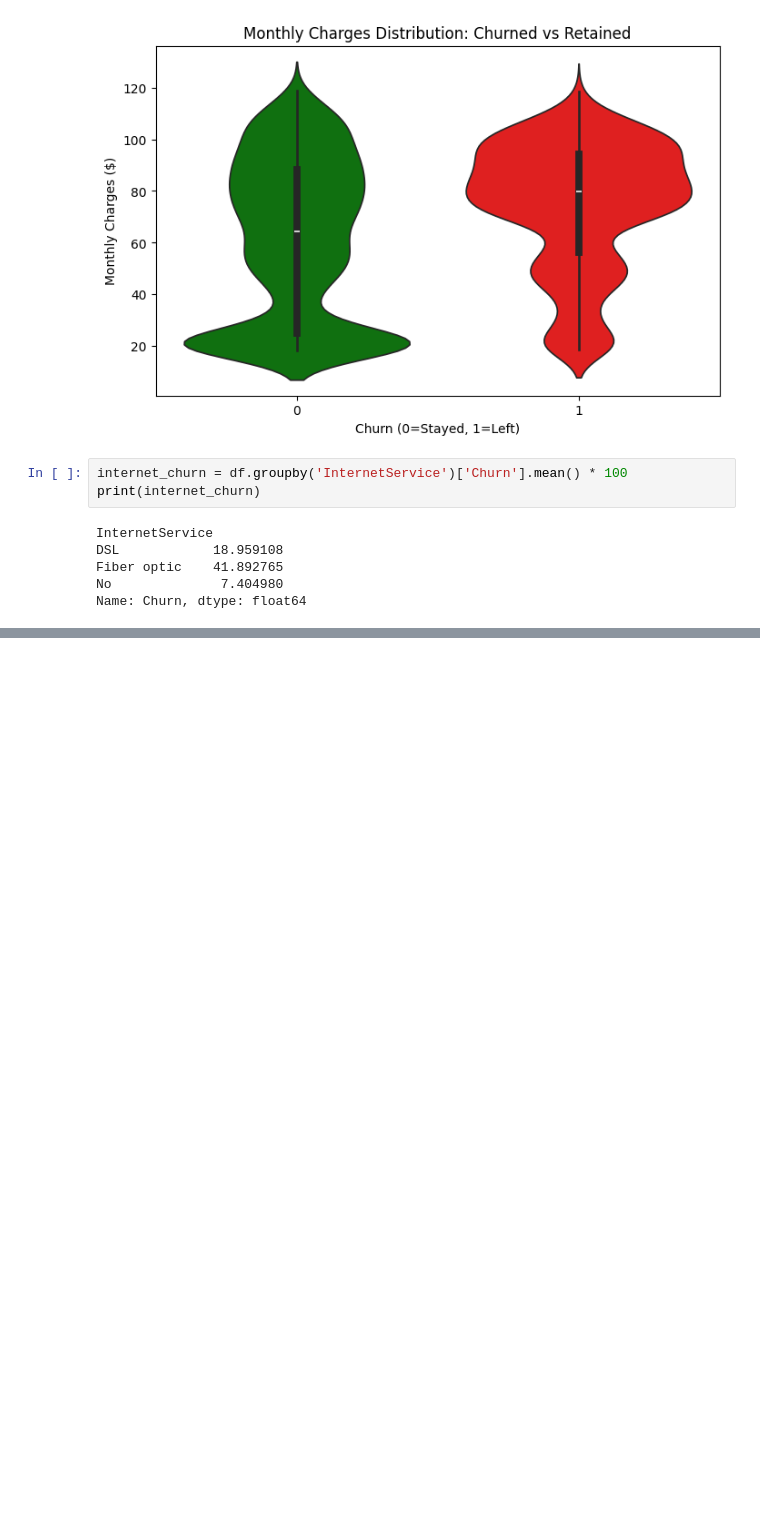
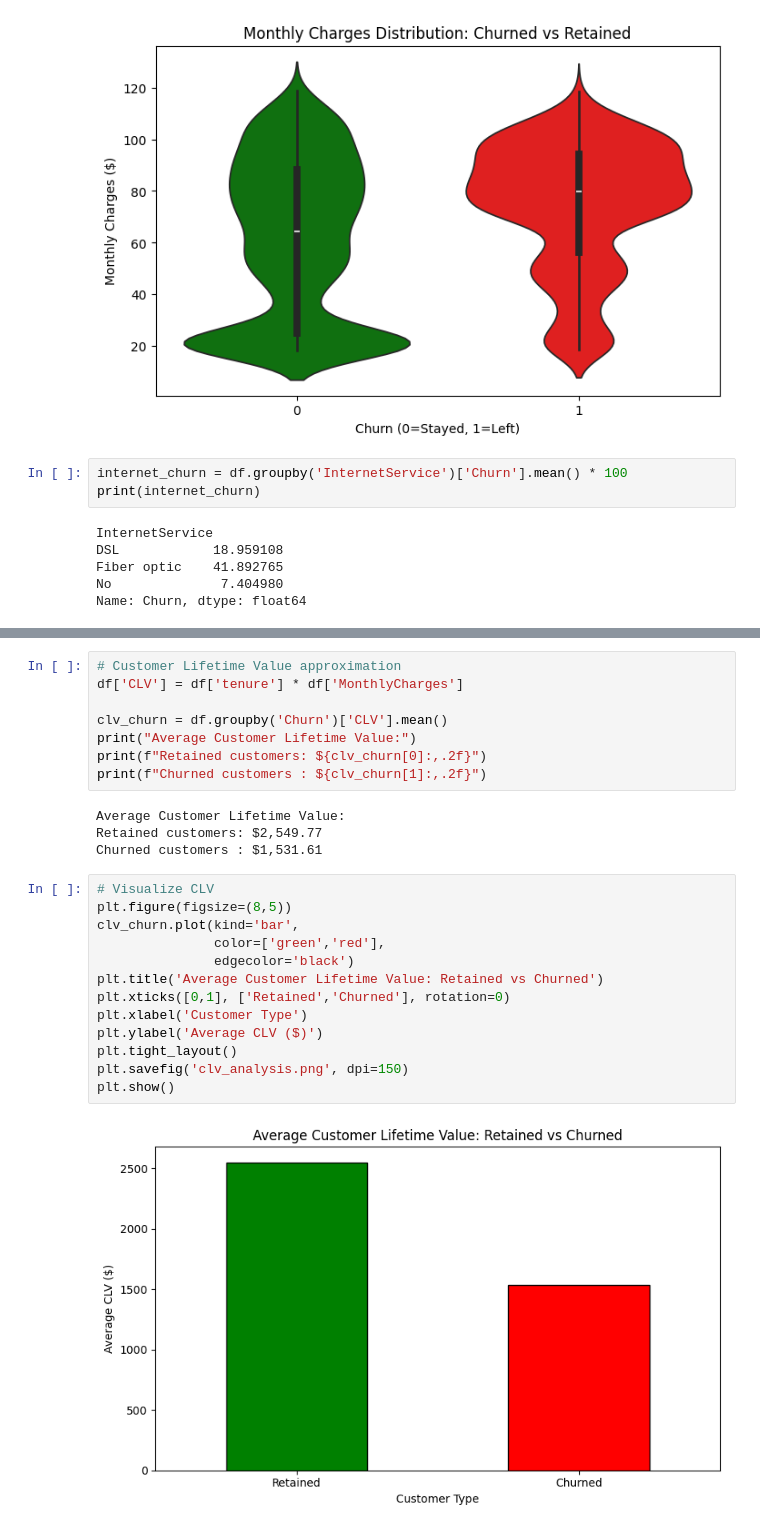
Before and after one commit to anupama-g-bhat/Customer-Churn-Analysis, a Jupyter notebook: churn_analysis.ipynb, the cells around one changed output, grey strips where cells are left out. Drawn from its saved outputs; the diff is of its cells as text; blank space fills up the shorter version.

```diff
--- a/churn_analysis.ipynb
+++ b/churn_analysis.ipynb
@@ -188,0 +232,27 @@ Name: Churn, dtype: float64
+# %%
+# Customer Lifetime Value approximation
+df['CLV'] = df['tenure'] * df['MonthlyCharges']
+
+clv_churn = df.groupby('Churn')['CLV'].mean()
+print("Average Customer Lifetime Value:")
+print(f"Retained customers: ${clv_churn[0]:,.2f}")
+print(f"Churned customers : ${clv_churn[1]:,.2f}")
+# %% [output]
+Average Customer Lifetime Value:
+Retained customers: $2,549.77
+Churned customers : $1,531.61
+# %%
+# Visualize CLV
+plt.figure(figsize=(8,5))
+clv_churn.plot(kind='bar',
+               color=['green','red'],
+               edgecolor='black')
+plt.title('Average Customer Lifetime Value: Retained vs Churned')
+plt.xticks([0,1], ['Retained','Churned'], rotation=0)
+plt.xlabel('Customer Type')
+plt.ylabel('Average CLV ($)')
+plt.tight_layout()
+plt.savefig('clv_analysis.png', dpi=150)
+plt.show()
+# %% [output]
+[figure, added]
```
Also changed, not shown: parts of 7 cells of this notebook, 11 other files.
